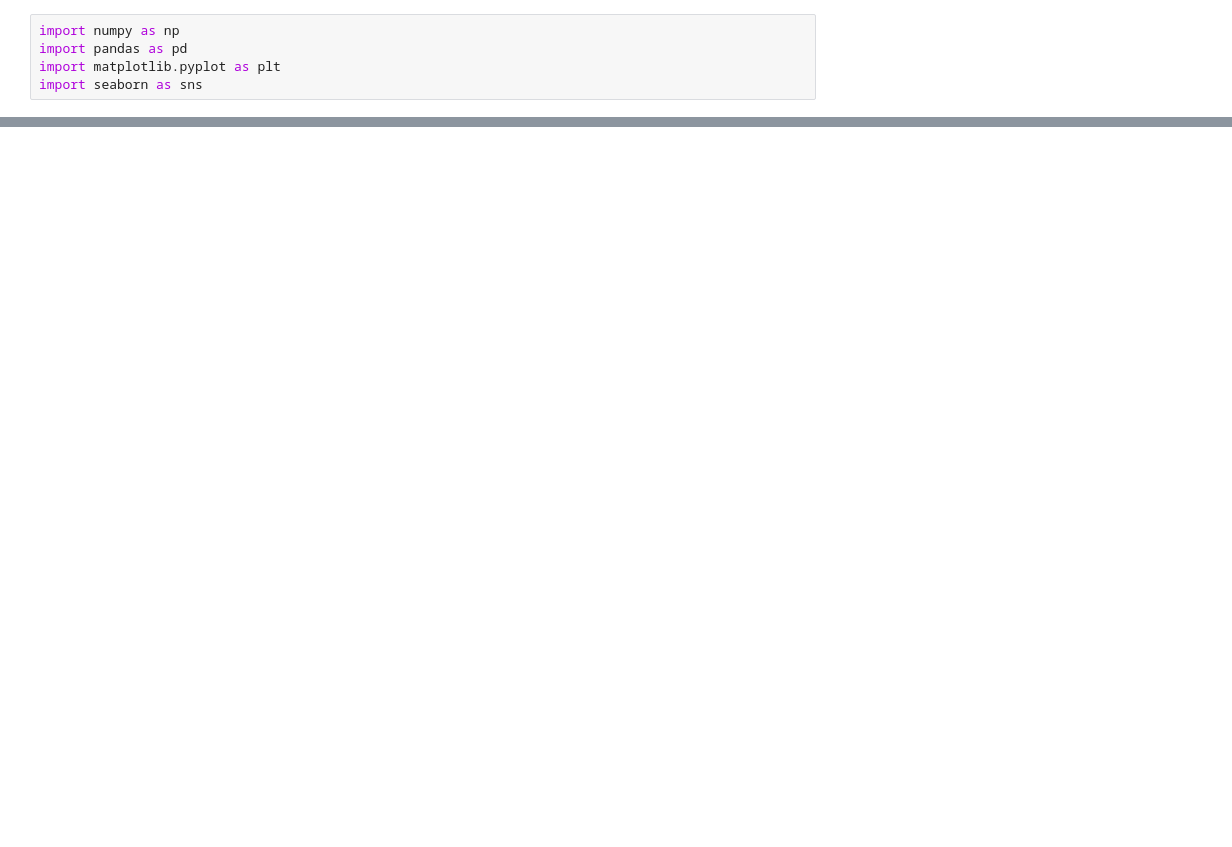
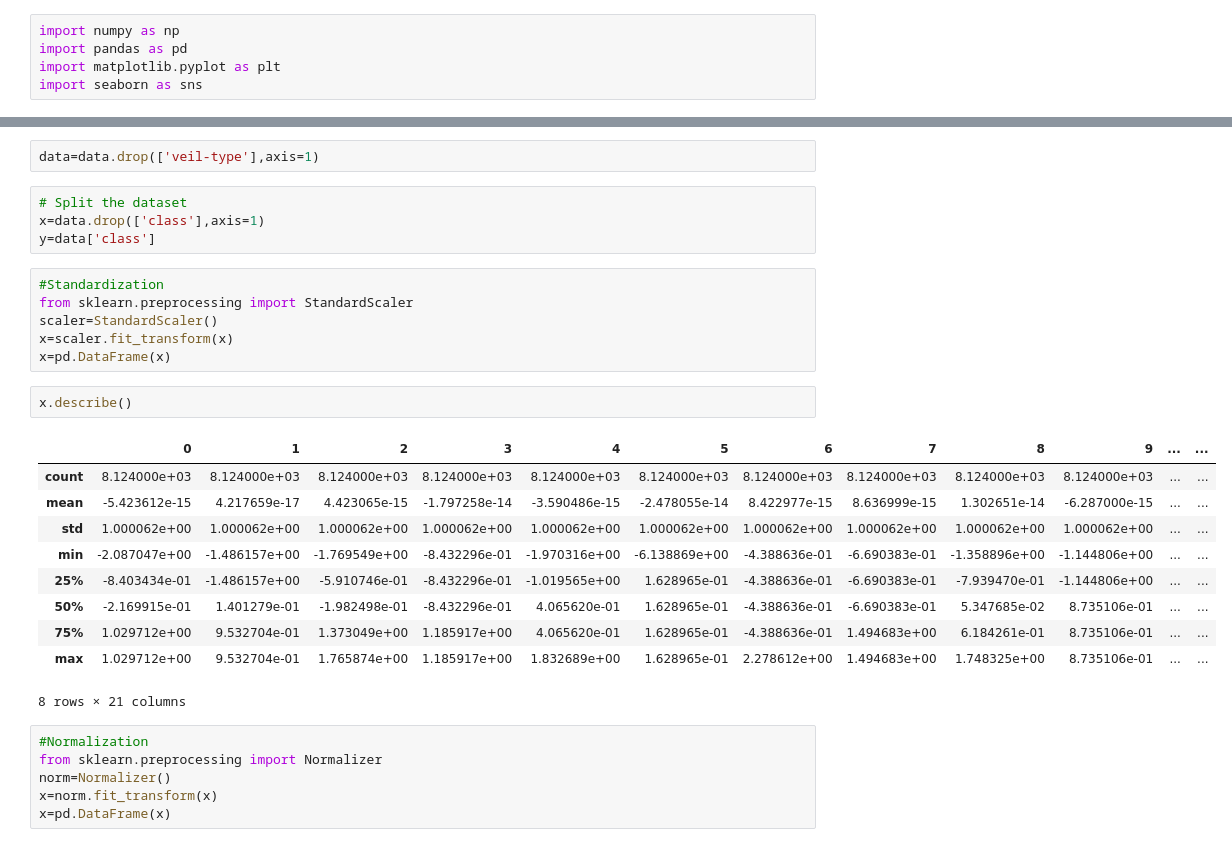
Before and after one commit to Arvnd7486/Aravind-krishnan-m.s, a Jupyter notebook: Untitled1.ipynb, the cells around one changed output, grey strips where cells are left out. Saved outputs shown, nothing was run; the diff lists cells and outputs as text; blank space fills up the shorter version.

```diff
--- a/Untitled1.ipynb
+++ b/Untitled1.ipynb
@@ -118,0 +192,31 @@ plt.tight_layout()
+# %%
+data=data.drop(['veil-type'],axis=1)
+# %%
+# Split the dataset
+x=data.drop(['class'],axis=1)
+y=data['class']
+# %%
+#Standardization
+from sklearn.preprocessing import StandardScaler
+scaler=StandardScaler()
+x=scaler.fit_transform(x)
+x=pd.DataFrame(x)
+# %%
+x.describe()
+# %% [output]
+|  | 0 | 1 | 2 | 3 | 4 | 5 | 6 | 7 | 8 | 9 | ... | ... |
+| count | 8.124000e+03 | 8.124000e+03 | 8.124000e+03 | 8.124000e+03 | 8.124000e+03 | 8.124000e+03 | 8.124000e+03 | 8.124000e+03 | 8.124000e+03 | 8.124000e+03 | ... | ... |
+| mean | -5.423612e-15 | 4.217659e-17 | 4.423065e-15 | -1.797258e-14 | -3.590486e-15 | -2.478055e-14 | 8.422977e-15 | 8.636999e-15 | 1.302651e-14 | -6.287000e-15 | ... | ... |
+| std | 1.000062e+00 | 1.000062e+00 | 1.000062e+00 | 1.000062e+00 | 1.000062e+00 | 1.000062e+00 | 1.000062e+00 | 1.000062e+00 | 1.000062e+00 | 1.000062e+00 | ... | ... |
+| min | -2.087047e+00 | -1.486157e+00 | -1.769549e+00 | -8.432296e-01 | -1.970316e+00 | -6.138869e+00 | -4.388636e-01 | -6.690383e-01 | -1.358896e+00 | -1.144806e+00 | ... | ... |
+| 25% | -8.403434e-01 | -1.486157e+00 | -5.910746e-01 | -8.432296e-01 | -1.019565e+00 | 1.628965e-01 | -4.388636e-01 | -6.690383e-01 | -7.939470e-01 | -1.144806e+00 | ... | ... |
+| 50% | -2.169915e-01 | 1.401279e-01 | -1.982498e-01 | -8.432296e-01 | 4.065620e-01 | 1.628965e-01 | -4.388636e-01 | -6.690383e-01 | 5.347685e-02 | 8.735106e-01 | ... | ... |
+| 75% | 1.029712e+00 | 9.532704e-01 | 1.373049e+00 | 1.185917e+00 | 4.065620e-01 | 1.628965e-01 | -4.388636e-01 | 1.494683e+00 | 6.184261e-01 | 8.735106e-01 | ... | ... |
+| max | 1.029712e+00 | 9.532704e-01 | 1.765874e+00 | 1.185917e+00 | 1.832689e+00 | 1.628965e-01 | 2.278612e+00 | 1.494683e+00 | 1.748325e+00 | 8.735106e-01 | ... | ... |
+8 rows × 21 columns
+# %%
+#Normalization
+from sklearn.preprocessing import Normalizer
+norm=Normalizer()
+x=norm.fit_transform(x)
+x=pd.DataFrame(x)
```
Also changed, not shown: parts of 75 cells of this notebook.
